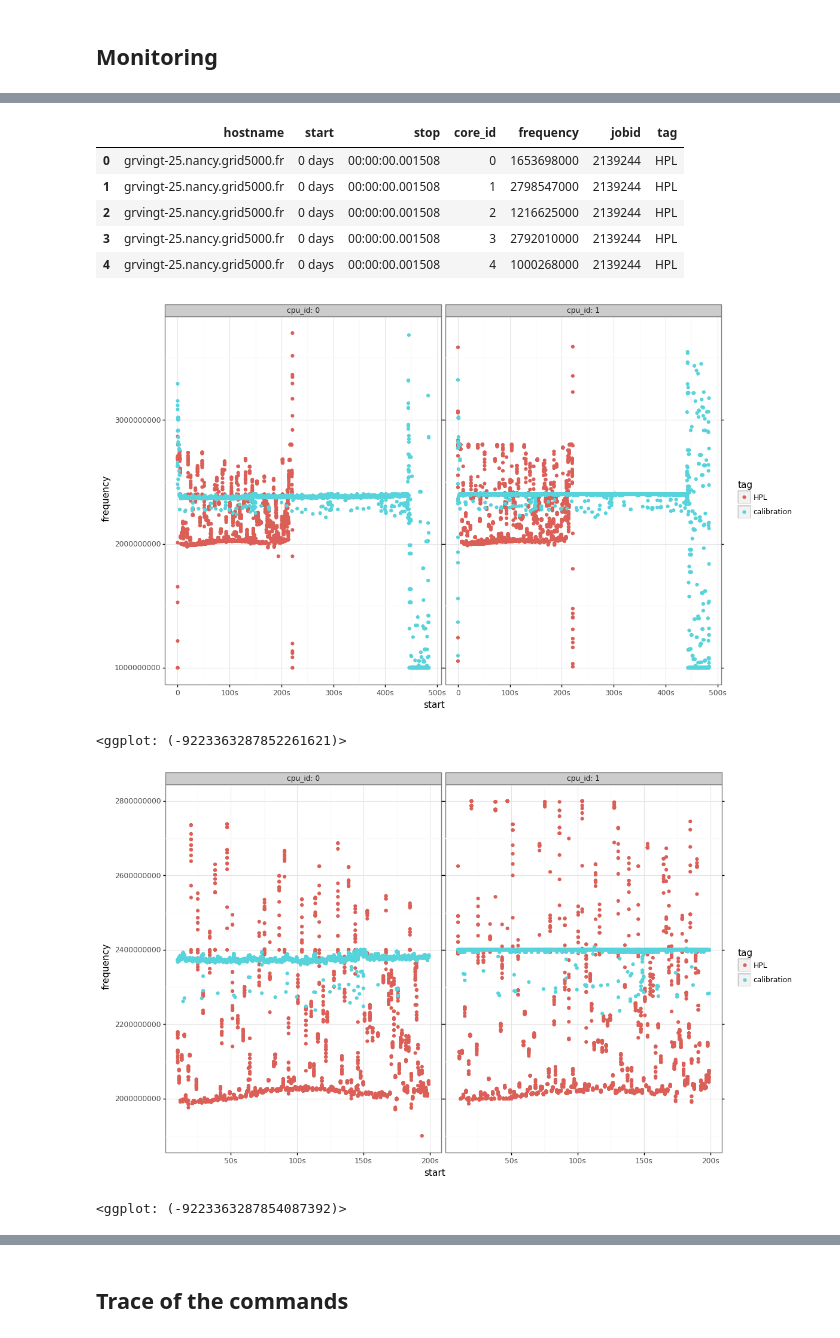
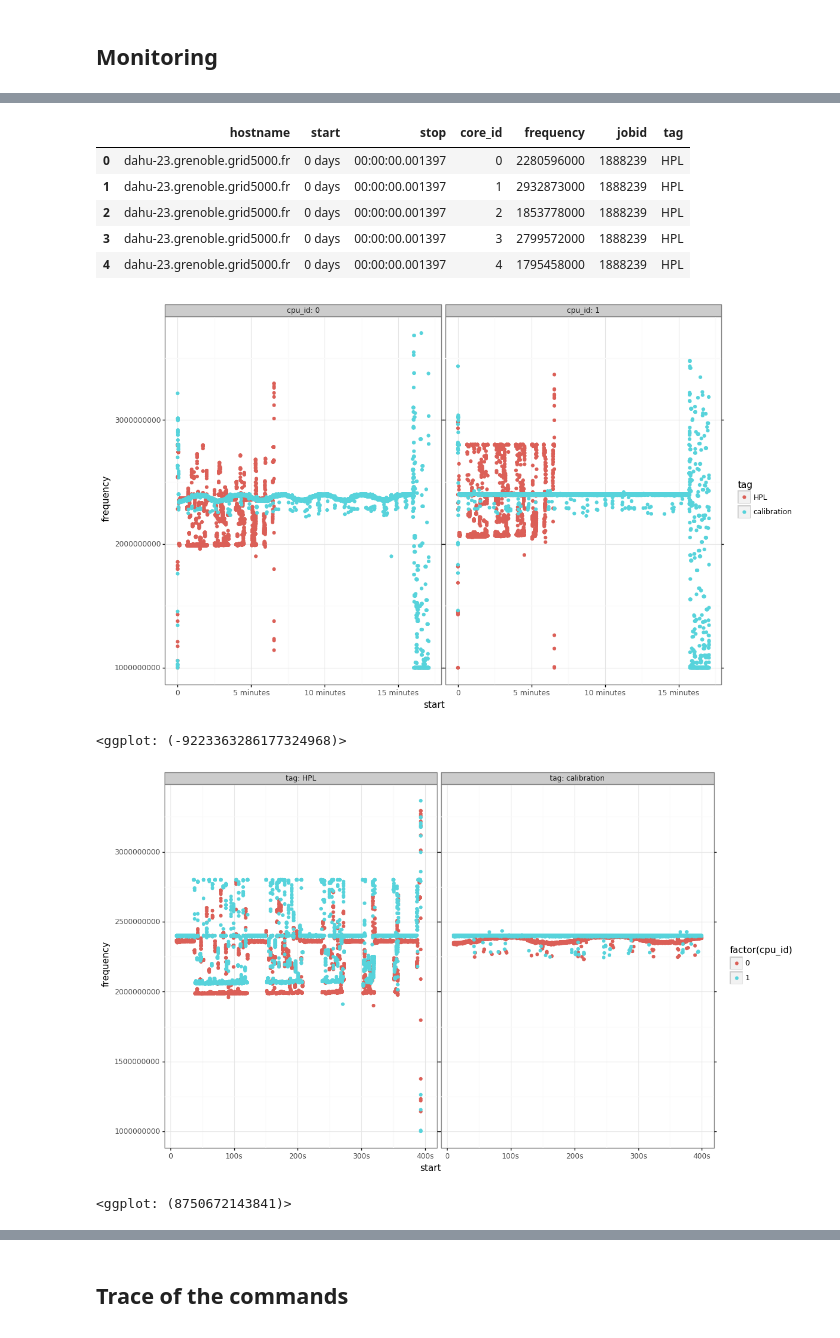
Before and after one commit to Ezibenroc/calibration_analysis, a Jupyter notebook: dahu/hpl/hpl_trace_dgemm_comparison.ipynb, the cells around one changed output, grey strips where cells are left out. Drawn from its saved outputs; the diff is of its cells as text; code cells hidden in the pictures.

````diff
--- a/dahu/hpl/hpl_trace_dgemm_comparison.ipynb
+++ b/dahu/hpl/hpl_trace_dgemm_comparison.ipynb
@@ -26,7 +26,7 @@ def get_yaml(archive_name, yaml_name):
     archive = zipfile.ZipFile(archive_name)
     return yaml.load(io.BytesIO(archive.read(yaml_name)))
 # %%
-archive = 'dgemm_prediction/7/nancy_2019-10-09_2139244.zip'
+archive = 'dgemm_prediction/8/grenoble_2019-10-11_1888239.zip'
 
 def read_archive(archive_name, exp_id):
     blas_col = ['file', 'line', 'function', 'rank', 'timestamp', 'duration', 'm', 'n', 'k', 'lda', 'ldb', 'ldc', 'layout', 'transA', 'transB']
@@ -65,7 +65,7 @@ CblasNoTrans : 111
 CblasTrans   : 112
 ```
 # %%
-calibration_archive = 'dgemm_prediction/7/nancy_2019-10-09_2139399.zip'
+calibration_archive = 'dgemm_prediction/8/grenoble_2019-10-11_1888253.zip'
 traces_calibration = read_csv(calibration_archive, 'result.csv')
 print(list(sorted(traces_calibration['core'].unique())))
 print(len(list(traces_calibration['core'].unique())))
@@ -163,23 +172,23 @@ frequency = pandas.concat([
 frequency.head()
 # %% [output]
 |  | hostname | start | stop | core_id | frequency | jobid | tag |
-| 0 | grvingt-25.nancy.grid5000.fr | 0 days | 00:00:00.001508 | 0 | 1653698000 | 2139244 | HPL |
-| 1 | grvingt-25.nancy.grid5000.fr | 0 days | 00:00:00.001508 | 1 | 2798547000 | 2139244 | HPL |
-| 2 | grvingt-25.nancy.grid5000.fr | 0 days | 00:00:00.001508 | 2 | 1216625000 | 2139244 | HPL |
-| 3 | grvingt-25.nancy.grid5000.fr | 0 days | 00:00:00.001508 | 3 | 2792010000 | 2139244 | HPL |
-| 4 | grvingt-25.nancy.grid5000.fr | 0 days | 00:00:00.001508 | 4 | 1000268000 | 2139244 | HPL |
+| 0 | dahu-23.grenoble.grid5000.fr | 0 days | 00:00:00.001397 | 0 | 2280596000 | 1888239 | HPL |
+| 1 | dahu-23.grenoble.grid5000.fr | 0 days | 00:00:00.001397 | 1 | 2932873000 | 1888239 | HPL |
+| 2 | dahu-23.grenoble.grid5000.fr | 0 days | 00:00:00.001397 | 2 | 1853778000 | 1888239 | HPL |
+| 3 | dahu-23.grenoble.grid5000.fr | 0 days | 00:00:00.001397 | 3 | 2799572000 | 1888239 | HPL |
+| 4 | dahu-23.grenoble.grid5000.fr | 0 days | 00:00:00.001397 | 4 | 1795458000 | 1888239 | HPL |
 # %%
 frequency['cpu_id'] = frequency['core_id'] % 2
 frequency = frequency[frequency['core_id'] < 32]  # removing the hyperthread cores
 # %%
 ggplot(frequency, aes(x='start', y='frequency', color='tag')) + geom_point() + theme_bw() +  facet_wrap('cpu_id', labeller='label_both')
 # %% [output]
-[figure, old version]
+[figure, new version]
-<ggplot: (-9223363287852261621)>
+<ggplot: (-9223363286177324968)>
 # %%
-tmp_freq = frequency[(frequency['start'] > pandas.to_timedelta(10, unit='s')) & (frequency['start'] < pandas.to_timedelta(200, unit='s'))]
+tmp_freq = frequency[(frequency['start'] > pandas.to_timedelta(10, unit='s')) & (frequency['start'] < pandas.to_timedelta(400, unit='s'))]
 # %%
-ggplot(tmp_freq, aes(x='start', y='frequency', color='tag')) + geom_point() + theme_bw() +  facet_wrap('cpu_id', labeller='label_both')
+ggplot(tmp_freq, aes(x='start', y='frequency', color='factor(cpu_id)')) + geom_point() + theme_bw() +  facet_wrap('tag', labeller='label_both')
 # %% [output]
-[figure, old version]
+[figure, new version]
-<ggplot: (-9223363287854087392)>
+<ggplot: (8750672143841)>
````
Also changed, not shown: parts of 16 cells of this notebook, 2 other files.
